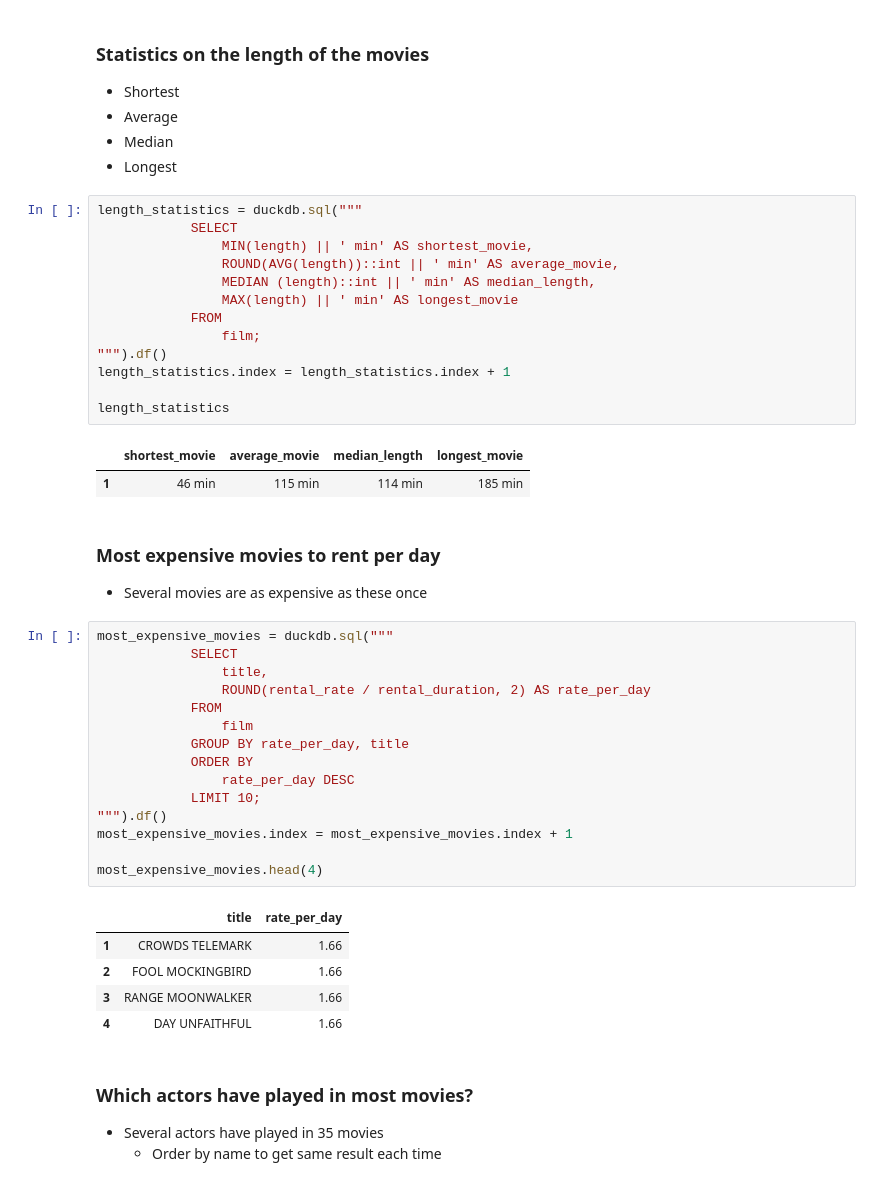
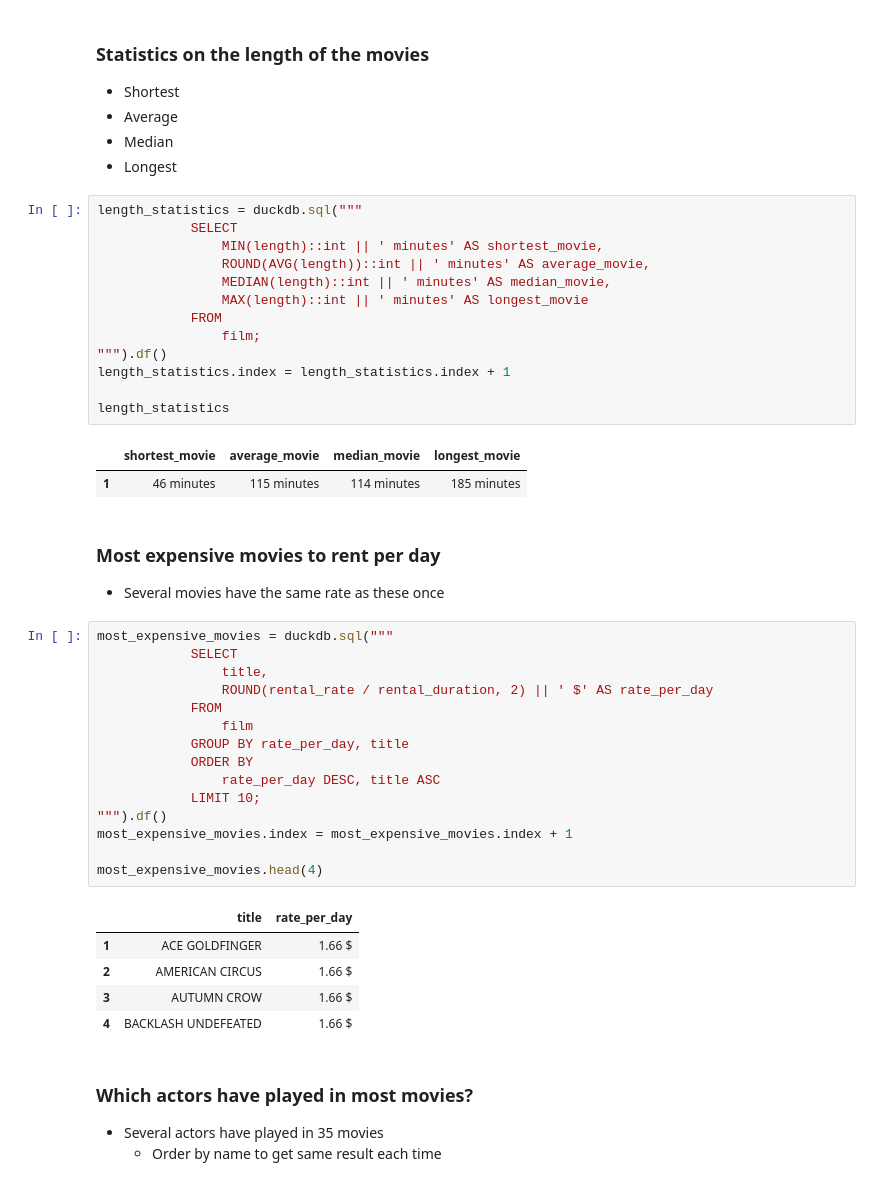
Before and after one commit to Anja-Sche/Lab_SQL_Anja_Scherwall_DE25, a Jupyter notebook: stakeholder_report.ipynb, the cells around one changed output. Drawn from its saved outputs; the diff is of its cells as text.

```diff
--- a/stakeholder_report.ipynb
+++ b/stakeholder_report.ipynb
@@ -81,10 +71,10 @@ love_in_title
 # %%
 length_statistics = duckdb.sql("""
             SELECT
-                MIN(length) || ' min' AS shortest_movie,
-                ROUND(AVG(length))::int || ' min' AS average_movie,
-                MEDIAN (length)::int || ' min' AS median_length,
-                MAX(length) || ' min' AS longest_movie
+                MIN(length)::int || ' minutes' AS shortest_movie,
+                ROUND(AVG(length))::int || ' minutes' AS average_movie,
+                MEDIAN(length)::int || ' minutes' AS median_movie,
+                MAX(length)::int || ' minutes' AS longest_movie
             FROM
                 film;
 """).df()
@@ -92,32 +82,32 @@ length_statistics.index = length_statistics.index + 1
 
 length_statistics
 # %% [output]
-|  | shortest_movie | average_movie | median_length | longest_movie |
-| 1 | 46 min | 115 min | 114 min | 185 min |
+|  | shortest_movie | average_movie | median_movie | longest_movie |
+| 1 | 46 minutes | 115 minutes | 114 minutes | 185 minutes |
 # %% [markdown]
 ### Most expensive movies to rent per day
-- Several movies are as expensive as these once
+- Several movies have the same rate as these once
 # %%
 most_expensive_movies = duckdb.sql("""
             SELECT
                 title,
-                ROUND(rental_rate / rental_duration, 2) AS rate_per_day
+                ROUND(rental_rate / rental_duration, 2) || ' $' AS rate_per_day
             FROM
                 film
             GROUP BY rate_per_day, title
             ORDER BY
-                rate_per_day DESC
+                rate_per_day DESC, title ASC
             LIMIT 10;
 """).df()
 most_expensive_movies.index = most_expensive_movies.index + 1
 
 most_expensive_movies.head(4)
 # %% [output]
 |  | title | rate_per_day |
-| 1 | CROWDS TELEMARK | 1.66 |
-| 2 | FOOL MOCKINGBIRD | 1.66 |
-| 3 | RANGE MOONWALKER | 1.66 |
-| 4 | DAY UNFAITHFUL | 1.66 |
+| 1 | ACE GOLDFINGER | 1.66 $ |
+| 2 | AMERICAN CIRCUS | 1.66 $ |
+| 3 | AUTUMN CROW | 1.66 $ |
+| 4 | BACKLASH UNDEFEATED | 1.66 $ |
 # %% [markdown]
 ### Which actors have played in most movies?
 - Several actors have played in 35 movies
```
Also changed, not shown: parts of 5 cells of this notebook, 2 other files.
